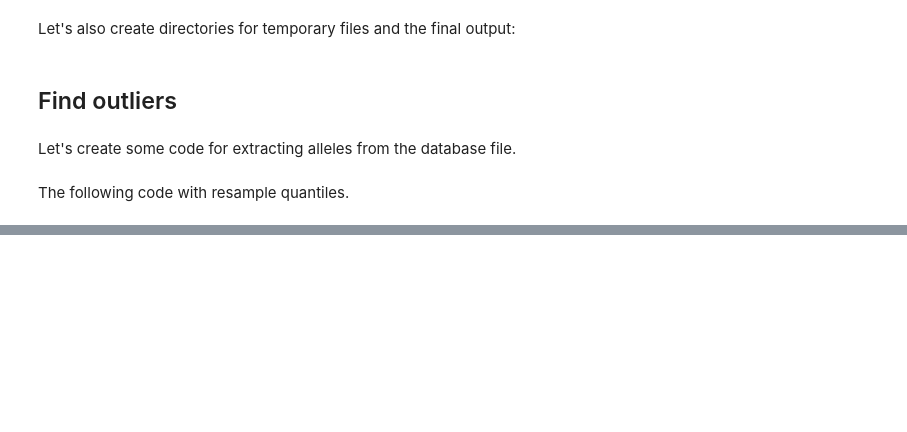
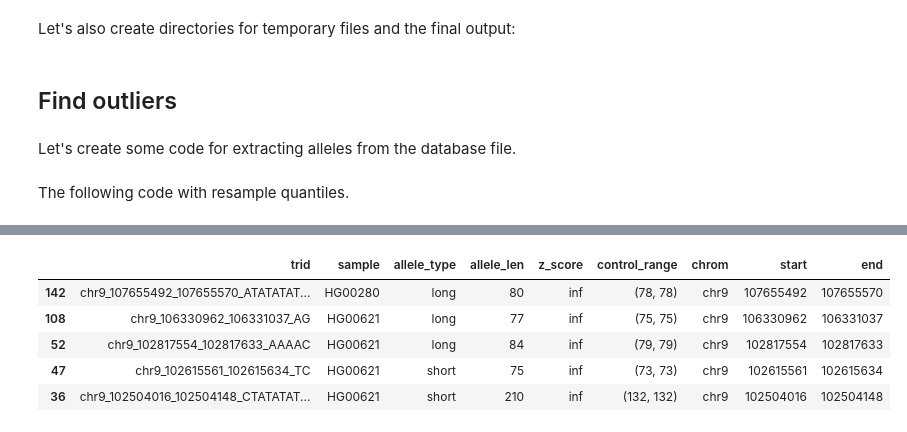
Before and after one commit to tandem-repeat-workflows/find-outlier-expansions, a Jupyter notebook: find-outlier-expansions.ipynb, the cells around one changed output, grey strips where cells are left out. Cells and saved outputs as stored; diff of their text form; code cells hidden in the pictures; blank space fills up the shorter version.

```diff
--- a/find-outlier-expansions.ipynb
+++ b/find-outlier-expansions.ipynb
@@ -84,7 +85,7 @@ def get_cutoff(quantiles):
     cutoff = mean + std
     return cutoff
 # %%
-HitRec = namedtuple("HitRec", "trid sample allele_type allele_len control_range")
+HitRec = namedtuple("HitRec", "trid sample allele_type allele_len z_score control_range")
 
 def get_hits(allele_type, repeat_recs):
     assert allele_type in ["long", "short"]
@@ -100,15 +101,16 @@ def get_hits(allele_type, repeat_recs):
     cutoff = get_cutoff(quantiles)
 
     for case, allele_len in cases.items():
+        mean_control = np.mean(controls)
+        std_control = np.std(controls)
+        z_score = (allele_len - mean_control) / std_control
         if allele_len > cutoff:
-            yield case, allele_len, (min(controls), max(controls))
-
+            yield case, allele_len, z_score, (min(controls), max(controls))
 
 hits = []
-for trid, repeat_recs in get_repeat_recs(alleles_path):
+for i, (trid, repeat_recs) in enumerate(get_repeat_recs(alleles_path)):
     for hit_type in ["long", "short"]:
-        for case, allele_len, control_range in get_hits(hit_type, repeat_recs):
-            hits.append(HitRec(trid, case, hit_type, allele_len, control_range))
-
+        for case, allele_len, z_score, control_range in get_hits(hit_type, repeat_recs):
+            hits.append(HitRec(trid, case, hit_type, allele_len, z_score, control_range))
 
 print(f"Found {len(hits)} hits")
@@ -116,0 +188,9 @@ Found 1751 hits
+# %%
+df.sort_values(['z_score'], ascending=False).head()
+# %% [output]
+|  | trid | sample | allele_type | allele_len | z_score | control_range | chrom | start | end |
+| 142 | chr9_107655492_107655570_ATATATAT... | HG00280 | long | 80 | inf | (78, 78) | chr9 | 107655492 | 107655570 |
+| 108 | chr9_106330962_106331037_AG | HG00621 | long | 77 | inf | (75, 75) | chr9 | 106330962 | 106331037 |
+| 52 | chr9_102817554_102817633_AAAAC | HG00621 | long | 84 | inf | (79, 79) | chr9 | 102817554 | 102817633 |
+| 47 | chr9_102615561_102615634_TC | HG00621 | short | 75 | inf | (73, 73) | chr9 | 102615561 | 102615634 |
+| 36 | chr9_102504016_102504148_CTATATAT... | HG00621 | short | 210 | inf | (132, 132) | chr9 | 102504016 | 102504148 |
```
Also changed, not shown: parts of 5 cells of this notebook.
